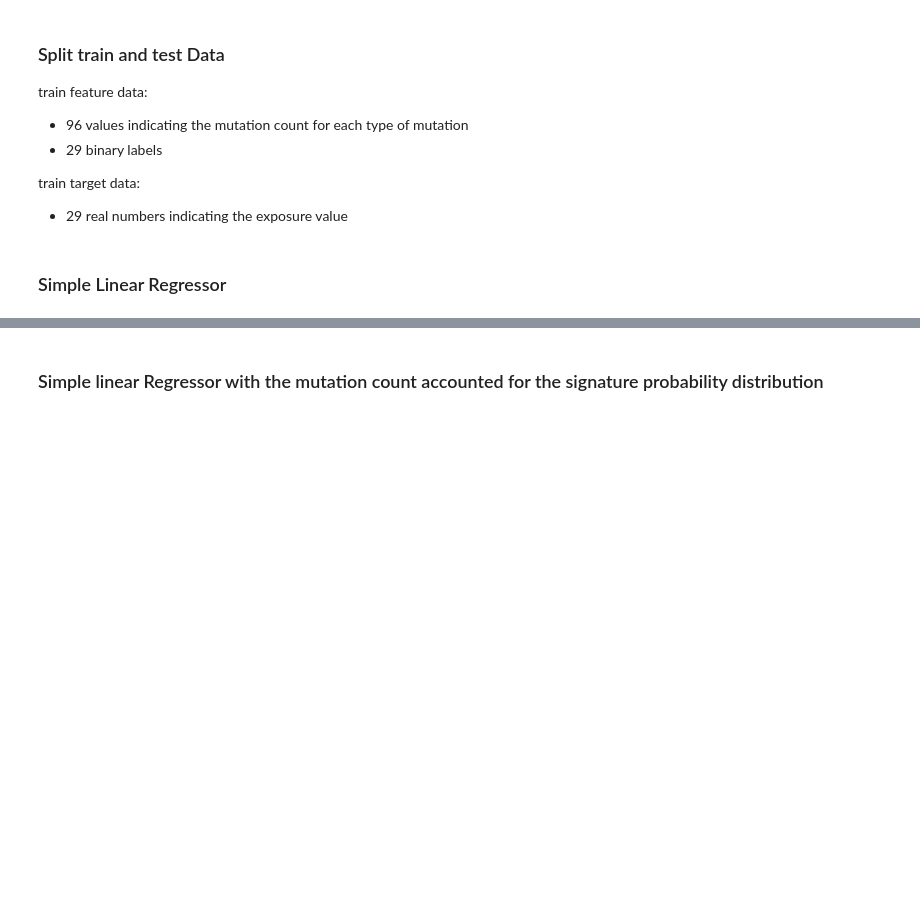
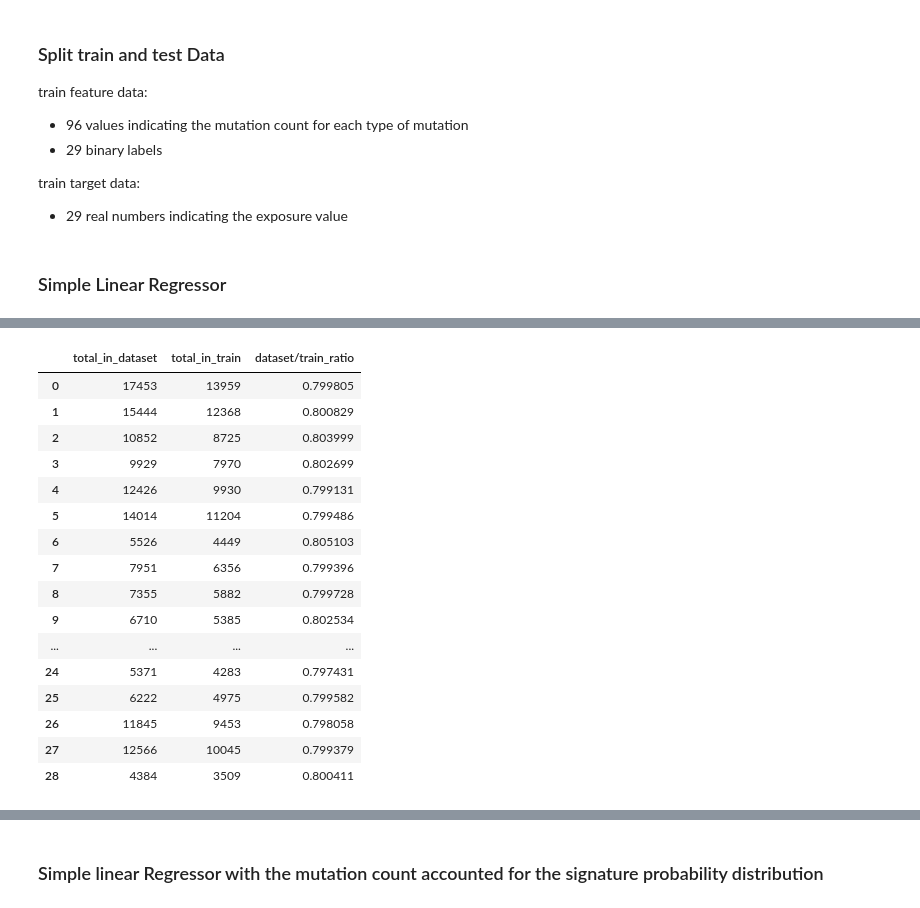
Before and after one commit to MassimoZarantonello2/SignatureInference, a Jupyter notebook: scripts/predict_exposure_values.ipynb, the cells around one changed output, grey strips where cells are left out. Saved outputs shown, nothing was run; the diff lists cells and outputs as text; code cells hidden in the pictures; blank space fills up the shorter version.

Commit message:
various try to better predict the exposure value and prepared the .py for autogluon on cluster

```diff
--- a/scripts/predict_exposure_values.ipynb
+++ b/scripts/predict_exposure_values.ipynb
@@ -180,0 +366,30 @@ n-valori tra 0.5 e 1 212
+# %%
+seed = np.random.randint(1, 100000)
+np.random.seed(seed=seed)
+X_train, X_test, y_bin_train, y_bin_test, y_exp_train, y_exp_test = train_test_split(
+    mutation_count, mutation_count_bin, signature_exposure, train_size=train_size,
+)
+x = pd.DataFrame({
+    "total_in_dataset": np.sum(mutation_count_bin, axis=0),
+    "total_in_train": np.sum(y_bin_train, axis=0)
+})
+x["dataset/train_ratio"] = x["total_in_train"] / x["total_in_dataset"]
+x
+# %% [output]
+|  | total_in_dataset | total_in_train | dataset/train_ratio |
+| 0 | 17453 | 13959 | 0.799805 |
+| 1 | 15444 | 12368 | 0.800829 |
+| 2 | 10852 | 8725 | 0.803999 |
+| 3 | 9929 | 7970 | 0.802699 |
+| 4 | 12426 | 9930 | 0.799131 |
+| 5 | 14014 | 11204 | 0.799486 |
+| 6 | 5526 | 4449 | 0.805103 |
+| 7 | 7951 | 6356 | 0.799396 |
+| 8 | 7355 | 5882 | 0.799728 |
+| 9 | 6710 | 5385 | 0.802534 |
+| ... | ... | ... | ... |
+| 24 | 5371 | 4283 | 0.797431 |
+| 25 | 6222 | 4975 | 0.799582 |
+| 26 | 11845 | 9453 | 0.798058 |
+| 27 | 12566 | 10045 | 0.799379 |
+| 28 | 4384 | 3509 | 0.800411 |
```
Also changed, not shown: parts of 20 cells of this notebook, 5 other files.
